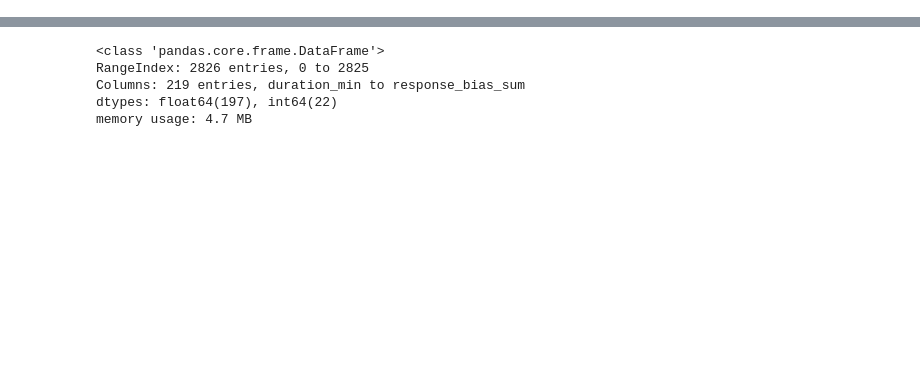
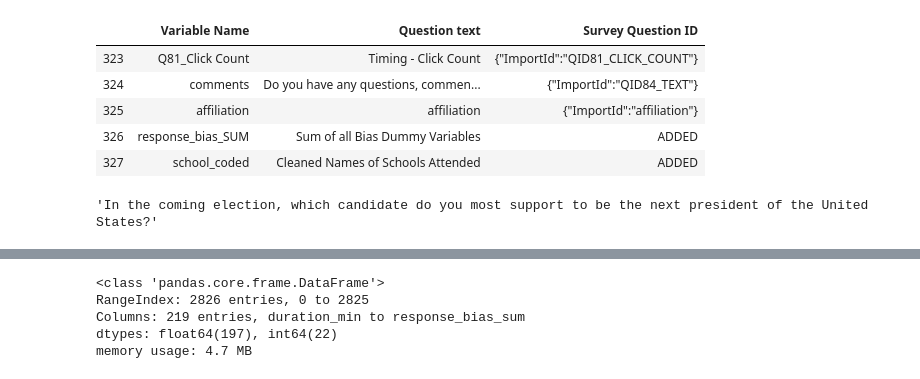
Before and after one commit to anthonybaulo/emerging-adulthood-psych-study, a Jupyter notebook: dev/EAMMI_process.ipynb, the cells around one changed output, grey strips where cells are left out. Cells and saved outputs as stored; diff of their text form; code cells hidden in the pictures; blank space fills up the shorter version.

```diff
--- a/dev/EAMMI_process.ipynb
+++ b/dev/EAMMI_process.ipynb
@@ -13,2 +13,14 @@ fname = 'EAMMi2-Data1.2.csv'
 # %%
 df_raw = pd.read_csv(fname)
+# %%
+# This will be used when grabbing verbose descriptions of columns
+# In other words, the text of the questions
+label_desc = pd.read_csv('../data/EAMMi2-Labels.csv')
+label_desc.tail()
+# %% [output]
+|  | Variable Name | Question text | Survey Question ID |
+| 323 | Q81_Click Count | Timing - Click Count | {"ImportId":"QID81_CLICK_COUNT"} |
+| 324 | comments | Do you have any questions, commen... | {"ImportId":"QID84_TEXT"} |
+| 325 | affiliation | affiliation | {"ImportId":"affiliation"} |
+| 326 | response_bias_SUM | Sum of all Bias Dummy Variables | ADDED |
+| 327 | school_coded | Cleaned Names of Schools Attended | ADDED |
@@ -15,3 +36,8 @@ df_raw = pd.read_csv(fname)
+# %%
+# Example of grabbing question text
+get_question_text('president')
+# %% [output]
+'In the coming election, which candidate do you most support to be the next president of the United States?'
 # %%
 def filter_attention(df):
     '''These columns were used to ensure people were paying attention
```
Also changed, not shown: parts of 7 cells of this notebook, 1 other file.
